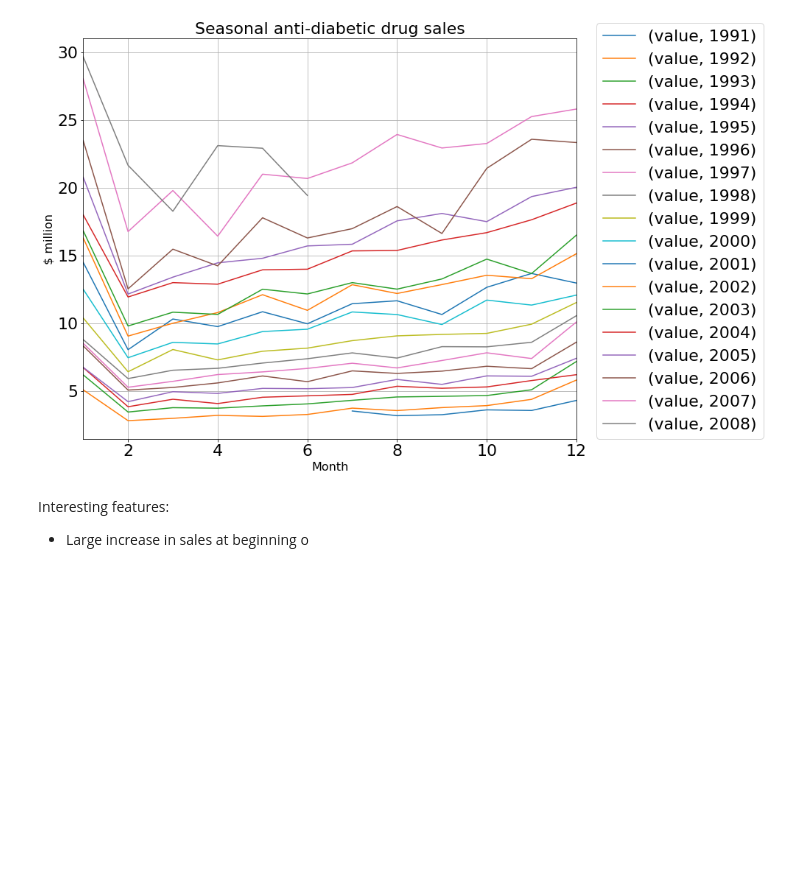
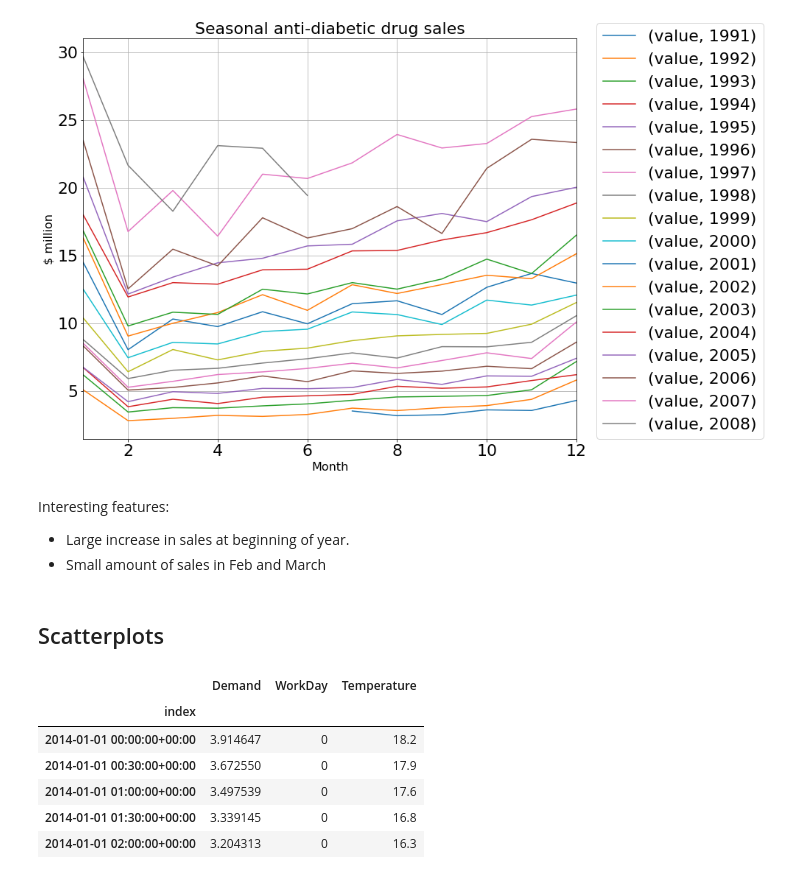
Before and after one commit to robahall/tswalkthrough, a Jupyter notebook: notebooks/1.0-rah-ch2_time_series_graphics.ipynb, the cells around one changed output. Cells and saved outputs as stored; diff of their text form; code cells hidden in the pictures; blank space fills up the shorter version.

```diff
--- a/notebooks/1.0-rah-ch2_time_series_graphics.ipynb
+++ b/notebooks/1.0-rah-ch2_time_series_graphics.ipynb
@@ -127,4 +127,5 @@ plt.grid(True)
 [figure]
 # %% [markdown]
 Interesting features:
-* Large increase in sales at beginning o
+* Large increase in sales at beginning of year.
+* Small amount of sales in Feb and March
@@ -130,0 +136,2 @@ Interesting features:
+# %% [markdown]
+## Scatterplots
@@ -130,0 +142,10 @@ Interesting features:
+# %%
+elecdemand.head()
+# %% [output]
+|  | Demand | WorkDay | Temperature |
+| index |  |  |  |
+| 2014-01-01 00:00:00+00:00 | 3.914647 | 0 | 18.2 |
+| 2014-01-01 00:30:00+00:00 | 3.672550 | 0 | 17.9 |
+| 2014-01-01 01:00:00+00:00 | 3.497539 | 0 | 17.6 |
+| 2014-01-01 01:30:00+00:00 | 3.339145 | 0 | 16.8 |
+| 2014-01-01 02:00:00+00:00 | 3.204313 | 0 | 16.3 |
```
Also changed, not shown: parts of 6 cells of this notebook.
